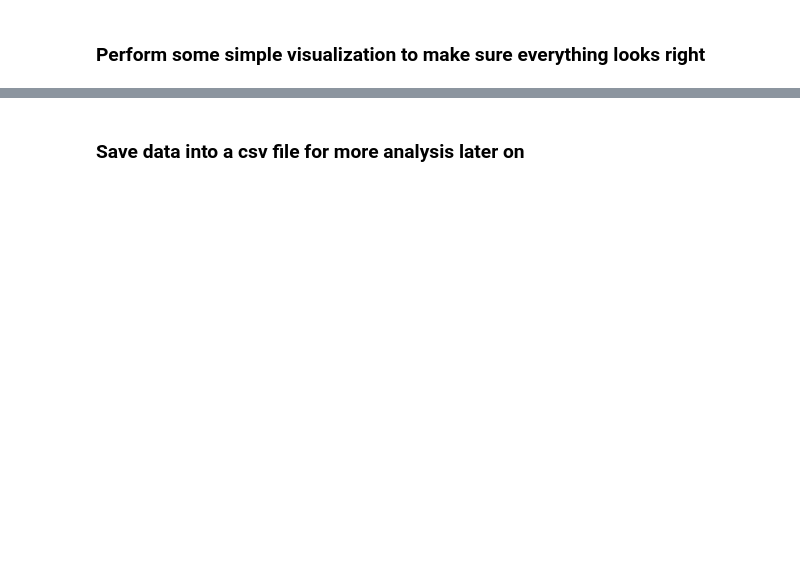
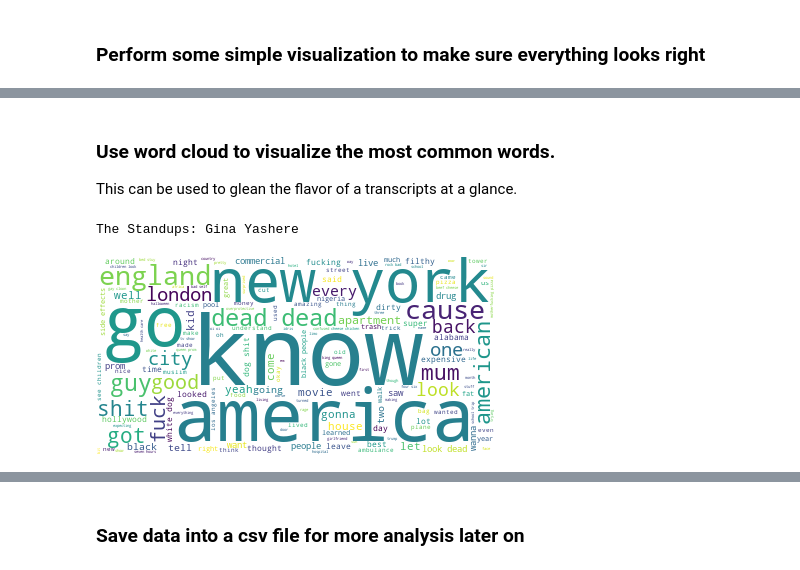
Before and after one commit to SethGo/Comedy, a Jupyter notebook: cleaning.ipynb, the cells around one changed output, grey strips where cells are left out. Cells and saved outputs as stored; diff of their text form; code cells hidden in the pictures; blank space fills up the shorter version.

```diff
--- a/cleaning.ipynb
+++ b/cleaning.ipynb
@@ -338,0 +208,13 @@ SD: 28.986034407286613
+# %% [markdown]
+### Use word cloud to visualize the most common words.
+This can be used to glean the flavor of a transcripts at a glance.
+# %%
+from wordcloud import WordCloud
+
+print(df.title[60])
+wordcloud = WordCloud(background_color="white", max_words=5000, contour_width=3, contour_color='steelblue')
+wordcloud.generate(' '.join(df.words[60]))
+wordcloud.to_image()
+# %% [output]
+The Standups: Gina Yashere
+[figure, added]
```
Also changed, not shown: parts of 34 cells of this notebook, 1 other file.
